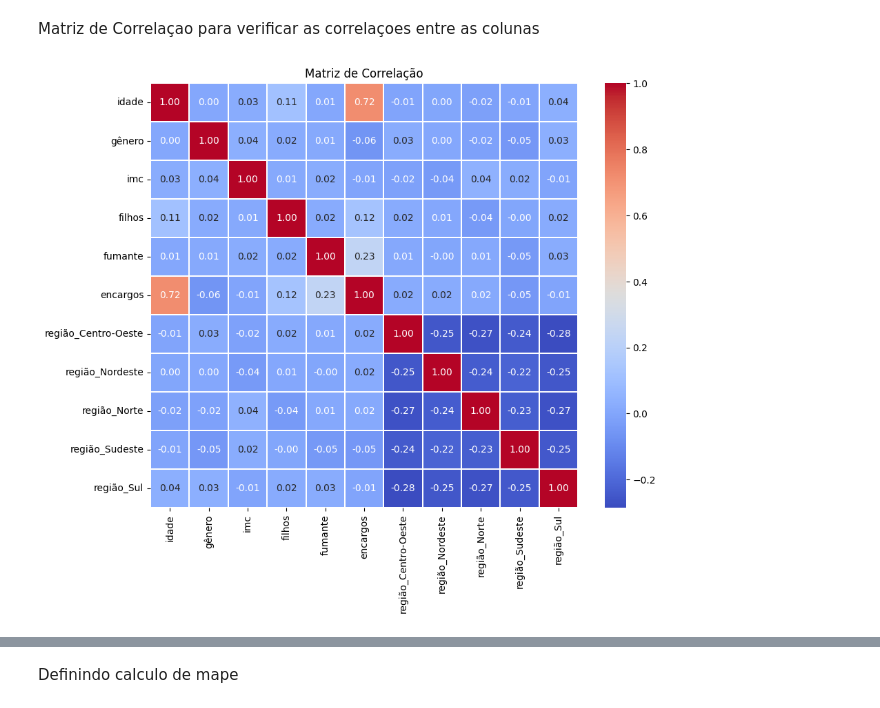
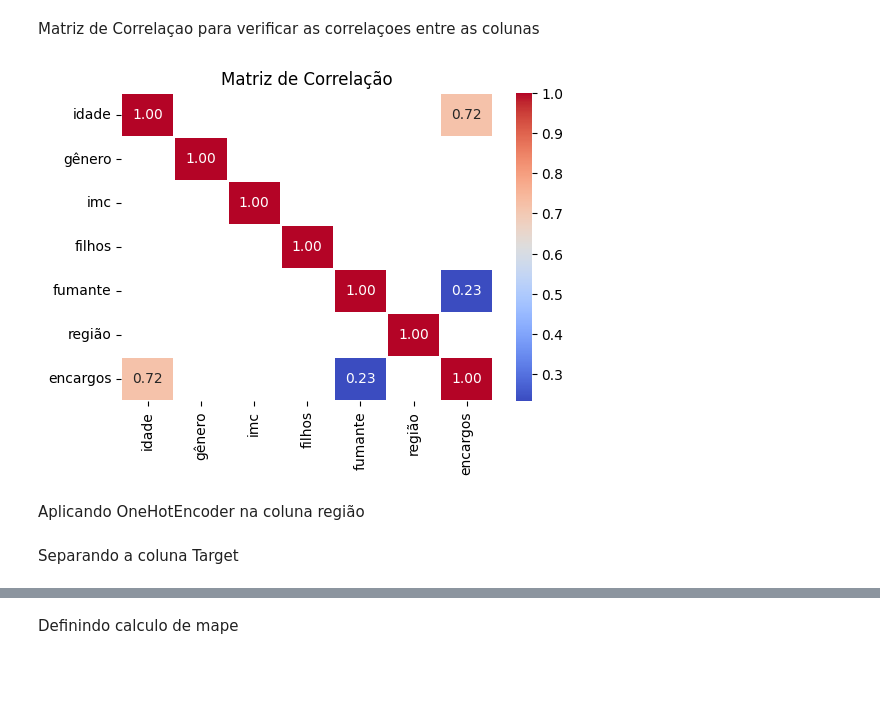
Before and after one commit to guilhermemachado26/fiap-postech, a Jupyter notebook: desafio.ipynb, the cells around one changed output, grey strips where cells are left out. Drawn from its saved outputs; the diff is of its cells as text; code cells hidden in the pictures; blank space fills up the shorter version.

Commit message:
Update desafio.ipynb
alterações para gravação do video

```diff
--- a/desafio.ipynb
+++ b/desafio.ipynb
@@ -13,7 +13,7 @@ df.head()
 # %% [markdown]
 Corrigindo Colunas Categoricas como Label Encoder
 # %%
-from sklearn.preprocessing import LabelEncoder, OneHotEncoder
+from sklearn.preprocessing import LabelEncoder
 
 # Inicializando LabelEncoder
 le = LabelEncoder()
@@ -21,16 +21,6 @@ le = LabelEncoder()
 # Aplicando LabelEncoder em variáveis categóricas
 df['gênero'] = le.fit_transform(df['gênero'])
 df['fumante'] = le.fit_transform(df['fumante'])
-
-encoder = OneHotEncoder()
-
-# Aplicando OneHotEncoder na coluna 'região'
-region_encoded = encoder.fit_transform(df[['região']])
-region_encoded_dense = region_encoded.toarray()
-region_encoded_df = pd.DataFrame(region_encoded_dense, columns=encoder.get_feature_names_out(['região']))
-df_encoded = pd.concat([df, region_encoded_df], axis=1).drop('região', axis=1)
-
-df_encoded.head()
-df = df_encoded
+df['região'] = le.fit_transform(df['região'])
 # %% [markdown]
 Histograma para verificar a dispersao dos dados
@@ -48,15 +52,22 @@ Matriz de Correlaçao para verificar as correlaçoes entre as colunas
 # %%
 import seaborn as sns
 import matplotlib.pyplot as plt
 # Visualização da matriz de correlação
 
 matriz_corr = df.corr()
-matriz_corr
+
+# Criando uma máscara para ocultar valores menores ou iguais a media
+mask = matriz_corr <= matriz_corr.mean().mean()
+
+# Aplicando a máscara à matriz de correlação
+matriz_corr_filtrada = matriz_corr.mask(mask)
 
 
-plt.figure(figsize=(10, 8))
-sns.heatmap(matriz_corr, cmap='coolwarm', annot=True, fmt=".2f", linewidths=.2)
+plt.figure(figsize=(6, 4))
+sns.heatmap(matriz_corr_filtrada, cmap='coolwarm', annot=True, fmt=".2f", linewidths=.2)
 plt.title('Matriz de Correlação')
 plt.show()
 # %% [output]
-[figure, old version]
+[figure, new version]
+# %% [markdown]
+Aplicando OneHotEncoder na coluna região
@@ -63 +86,3 @@ plt.show()
+# %% [markdown]
+Separando a coluna Target
 # %%
```
Also changed, not shown: parts of 12 cells of this notebook.
